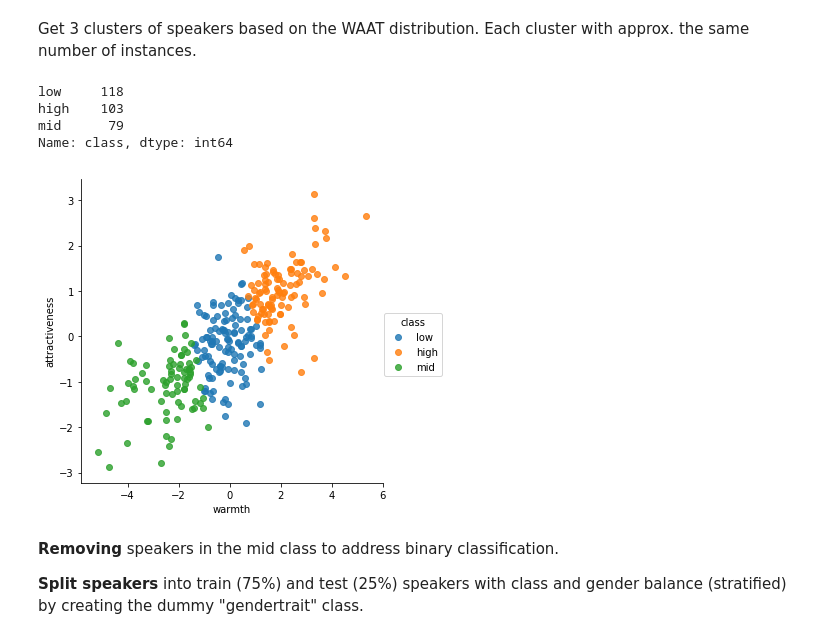
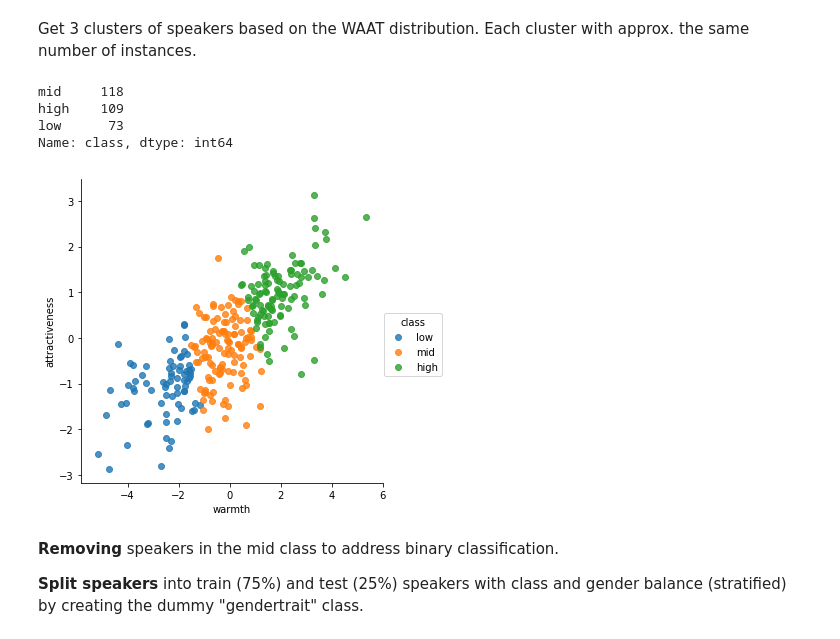
Before and after one commit to laufergall/ML_Speaker_Characteristics, a Jupyter notebook: classification/02_evaluating_classification_WAAT.ipynb, the cells around one changed output. Cells and saved outputs as stored; diff of their text form; code cells hidden in the pictures.

Commit message:
modif in kmeans plot

```diff
--- a/classification/02_evaluating_classification_WAAT.ipynb
+++ b/classification/02_evaluating_classification_WAAT.ipynb
@@ -93,23 +93,23 @@ Each cluster with approx. the same number of instances.
 # %%
 # applying k-means
 
 n_clusters=3
 
-kmeans = KMeans(n_clusters=n_clusters, random_state=2302).fit(scores[[traits_names[0],traits_names[1]]])
+kmeans = KMeans(n_clusters=n_clusters, random_state=0).fit(scores[[traits_names[0],traits_names[1]]])
 
-scores['class'] = pd.Categorical(kmeans.labels_).rename_categories(['low','high','mid'])
+scores['class'] = pd.Categorical(kmeans.labels_).rename_categories(['high','low','mid'])
 
 print(scores['class'].value_counts())
 
-myfig = sns.lmplot(traits_names[0],traits_names[1], data = scores, hue="class", fit_reg=False, aspect=1)
+myfig = sns.lmplot(traits_names[0],traits_names[1], data = scores, hue="class", hue_order = ['low','mid','high'], fit_reg=False, aspect=1)
 filename = r'\kmeans3_WAAT_allspeakers.png'
 # myfig.savefig(r'.\figures' + filename, bbox_inches = 'tight')
 # %% [output]
-low     118
-high    103
-mid      79
+mid     118
+high    109
+low      73
 Name: class, dtype: int64
-[figure, old version]
+[figure, new version]
 # %% [markdown]
 **Removing** speakers in the mid class to address binary classification.
 
```
